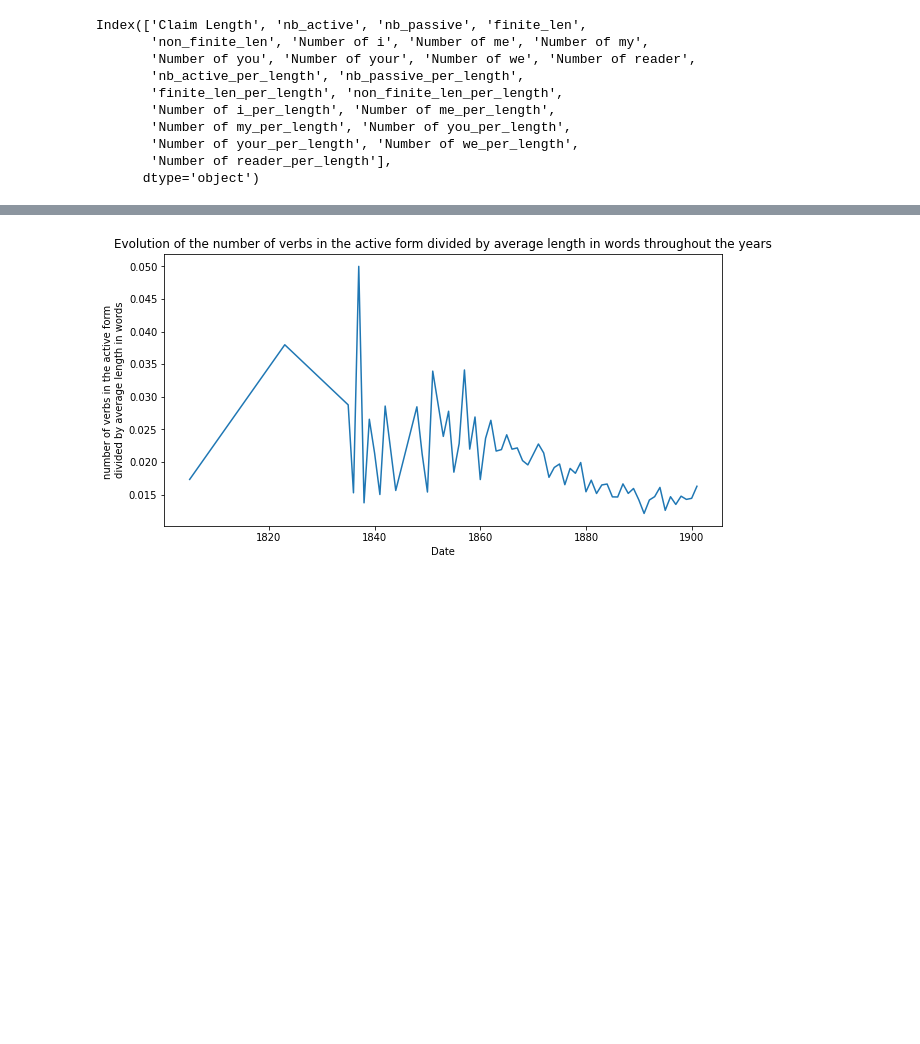
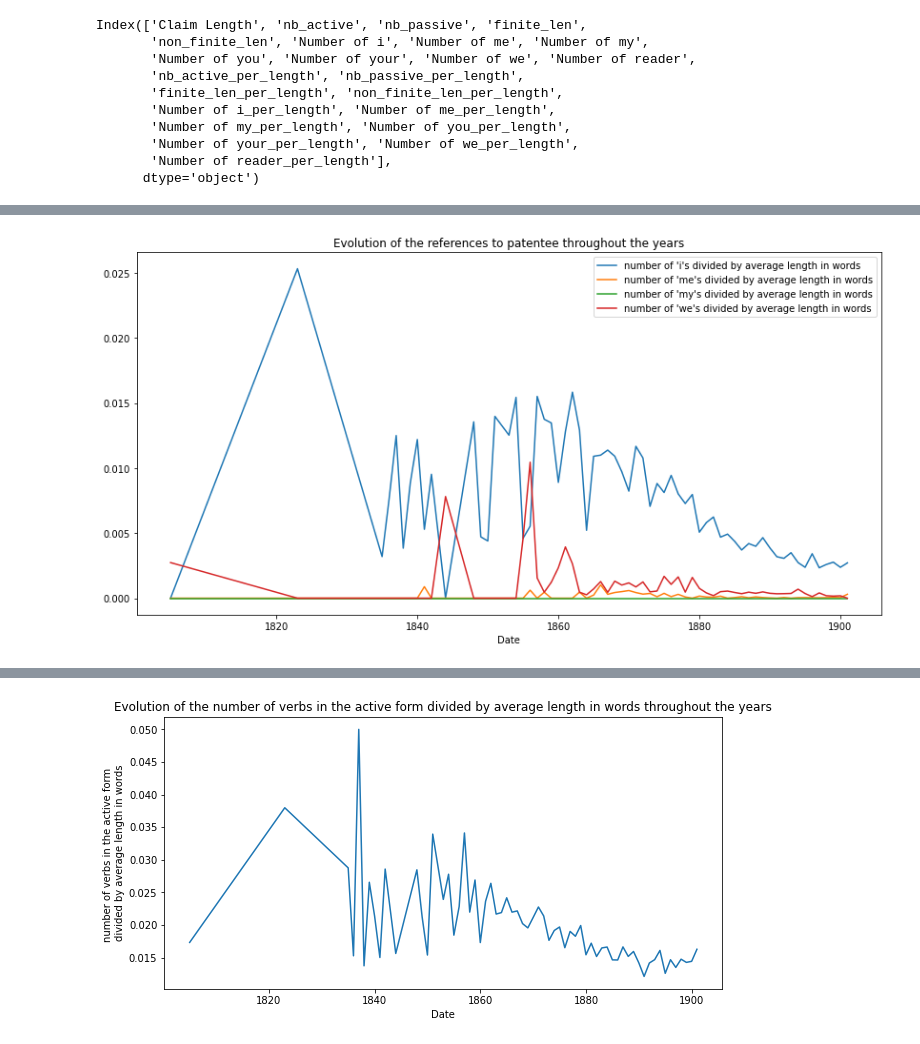
Before and after one commit to aaag97/PatentAnalysis, a Jupyter notebook: NLP Analysis.ipynb, the cells around one changed output, grey strips where cells are left out. Drawn from its saved outputs; the diff is of its cells as text; code cells hidden in the pictures; blank space fills up the shorter version.

```diff
--- a/NLP Analysis.ipynb
+++ b/NLP Analysis.ipynb
@@ -577,0 +675,13 @@ grouped_autocorrected_claims.to_pickle('pickles/grouped_autocorrected_claims.pkl
+# %%
+def plot_four_columns(column1,column2,column3,column4,title,autocorrected=False):
+    fig, ax = plt.subplots()
+    if not autocorrected:
+        grouped_claims[column1].plot(figsize=(14,7),legend=True)#, ylabel='{}{}{}'.format('number of verbs in active form'[:-34],'\n','number of verbs in active form'[-34:]))
+        grouped_claims[column2].plot(figsize=(14,7),legend=True)#, ylabel='{}{}{}'.format('number of verbs in passive form'[:-34],'\n','number of verbs in passive form'[-34:]))
+        grouped_claims[column3].plot(figsize=(14,7),legend=True)#, ylabel='{}{}{}'.format('number of verbs in active form'[:-34],'\n','number of verbs in active form'[-34:]))
+        grouped_claims[column4].plot(figsize=(14,7),title='Evolution of the {} throughout the years'.format(title),legend=True)#, ylabel='{}{}{}'.format('number of verbs in passive form'[:-34],'\n','number of verbs in passive form'[-34:]))
+    else:
+        grouped_autocorrected_claims[column1].plot(figsize=(14,7),legend=True)#, ylabel='{}{}{}'.format('number of verbs in active form'[:-34],'\n','number of verbs in active form'[-34:]))
+        grouped_autocorrected_claims[column2].plot(figsize=(14,7),legend=True)#, ylabel='{}{}{}'.format('number of verbs in passive form'[:-34],'\n','number of verbs in passive form'[-34:]))
+        grouped_autocorrected_claims[column3].plot(figsize=(14,7),legend=True)#, ylabel='{}{}{}'.format('number of verbs in active form'[:-34],'\n','number of verbs in active form'[-34:]))
+        grouped_autocorrected_claims[column4].plot(figsize=(14,7),title='Evolution of the {} throughout the years'.format(title),legend=True)#, ylabel='{}{}{}'.format('number of verbs in passive form'[:-34],'\n','number of verbs in passive form'[-34:]))
@@ -577,0 +696,6 @@ grouped_autocorrected_claims.to_pickle('pickles/grouped_autocorrected_claims.pkl
+# %%
+plot_four_columns('number of \'i\'s divided by average length in words',
+       'number of \'me\'s divided by average length in words',
+       'number of \'my\'s divided by average length in words','number of \'we\'s divided by average length in words','references to patentee')
+# %% [output]
+[figure, added]
```
Also changed, not shown: parts of 15 cells of this notebook, 24 other files.
